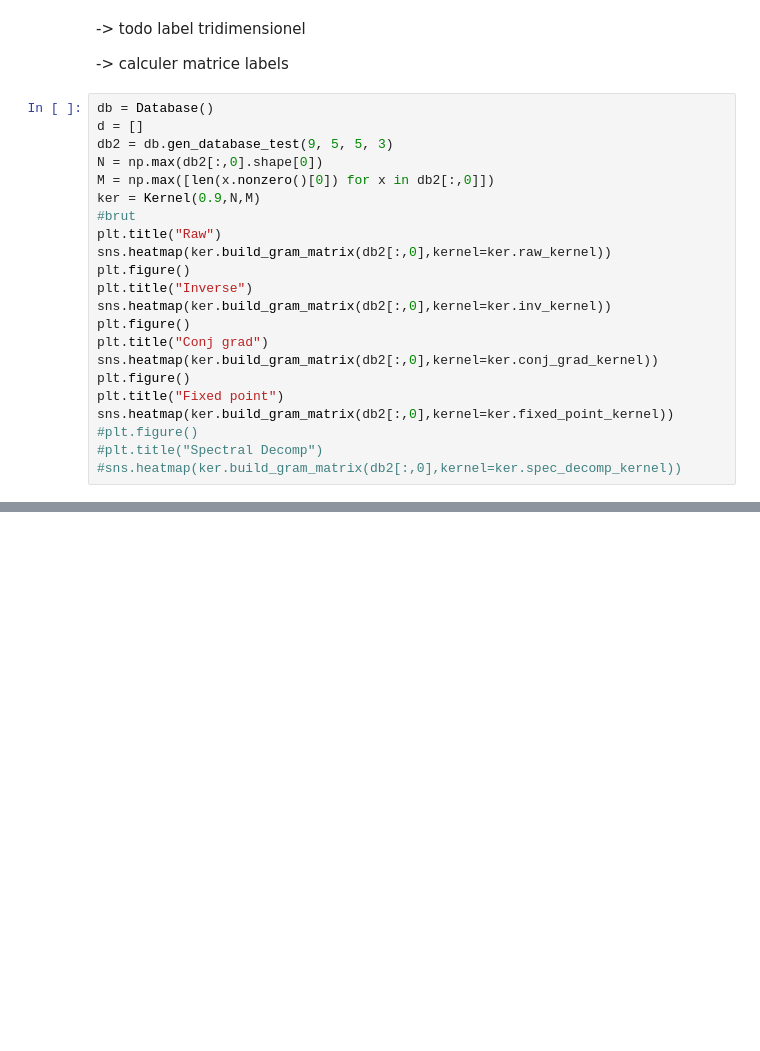
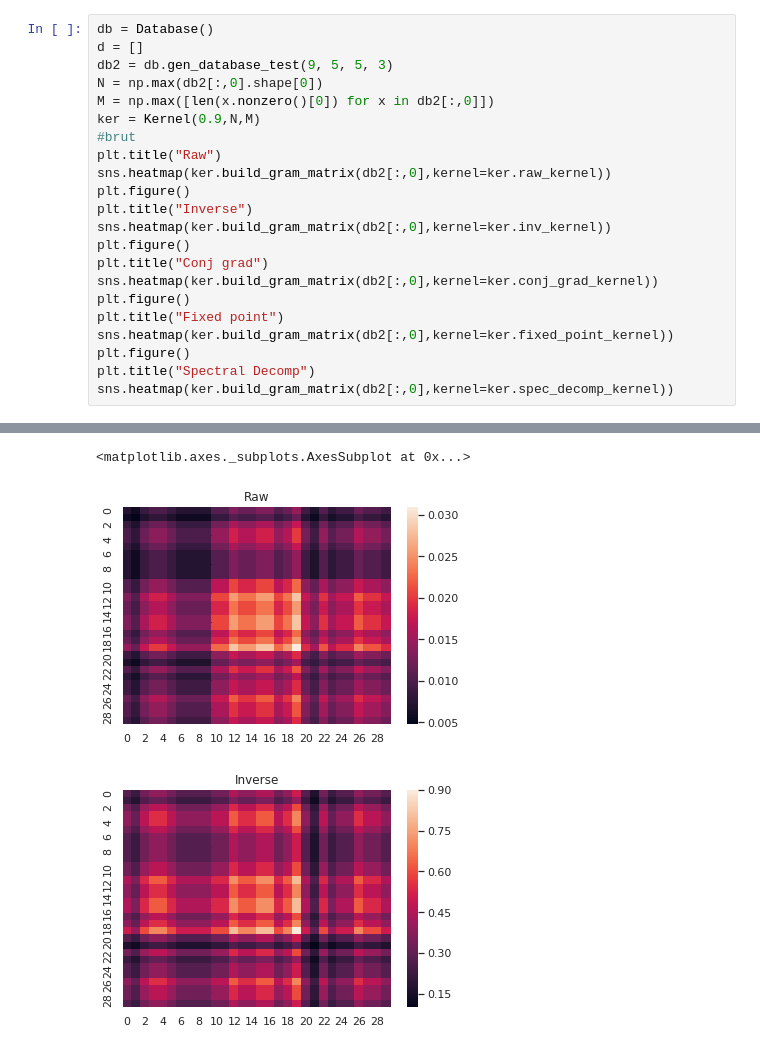
Before and after one commit to leoandeol/graph-kernels, a Jupyter notebook: tests.ipynb, the cells around one changed output, grey strips where cells are left out. Drawn from its saved outputs; the diff is of its cells as text; blank space fills up the shorter version.

Commit message:
Fixed the fixed points and working on Spectral decomp

```diff
--- a/tests.ipynb
+++ b/tests.ipynb
@@ -10,7 +8,3 @@ TabError: inconsistent use of tabs and spaces in indentation (kernel.py, line 73
-# %% [markdown]
--> todo label tridimensionel
-
--> calculer matrice labels
 # %%
 db = Database()
 d = []
@@ -30,6 +24,7 @@ sns.heatmap(ker.build_gram_matrix(db2[:,0],kernel=ker.conj_grad_kernel))
 plt.figure()
 plt.title("Fixed point")
 sns.heatmap(ker.build_gram_matrix(db2[:,0],kernel=ker.fixed_point_kernel))
-#plt.figure()
-#plt.title("Spectral Decomp")
-#sns.heatmap(ker.build_gram_matrix(db2[:,0],kernel=ker.spec_decomp_kernel))
+plt.figure()
+plt.title("Spectral Decomp")
+sns.heatmap(ker.build_gram_matrix(db2[:,0],kernel=ker.spec_decomp_kernel))
+# %% [output]
@@ -35,0 +48,3 @@ sns.heatmap(ker.build_gram_matrix(db2[:,0],kernel=ker.fixed_point_kernel))
+<matplotlib.axes._subplots.AxesSubplot at 0x...>
+[figure, added]
+[figure, added]
```
Also changed, not shown: parts of 4 cells of this notebook, 2 other files.
